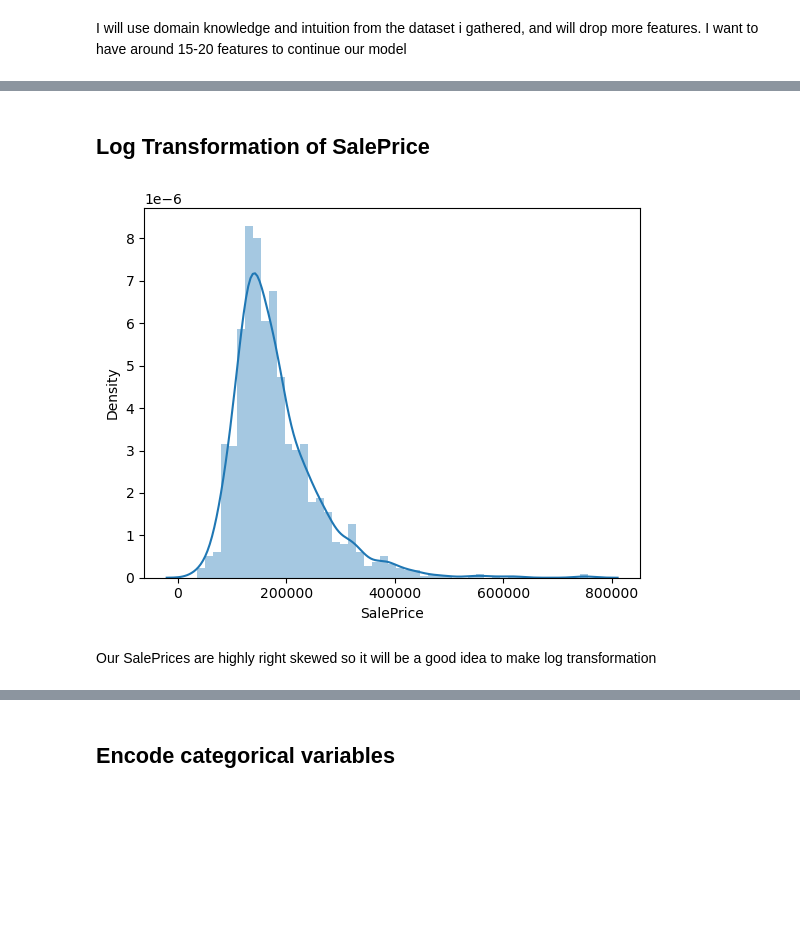
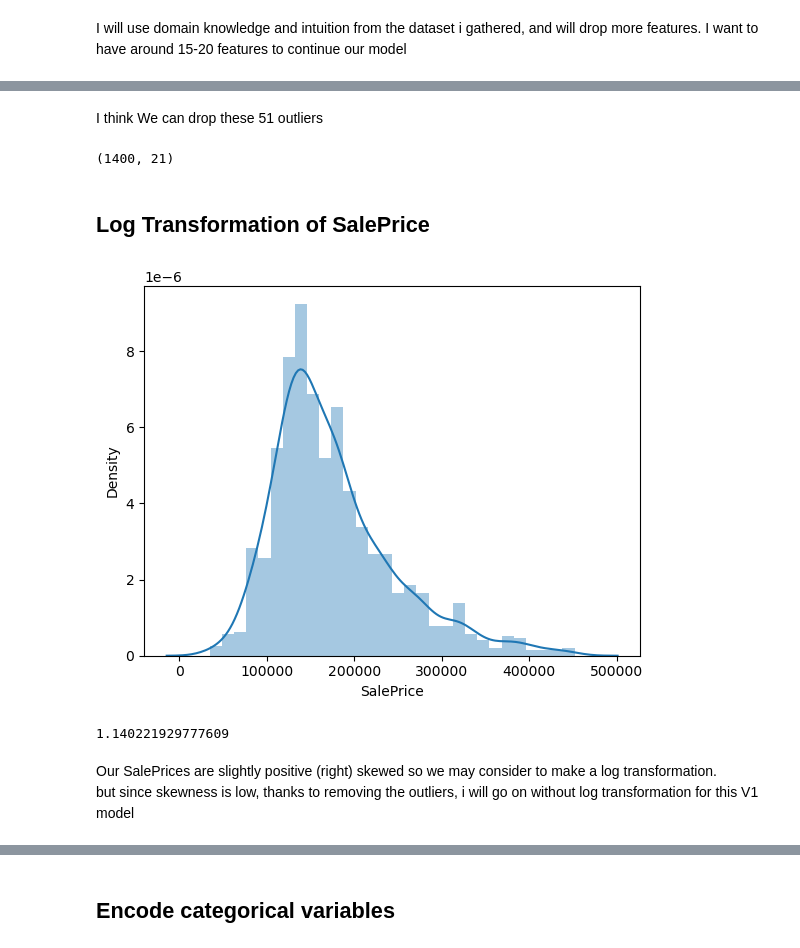
Before and after one commit to fatih-ml/House-price-prediction-ensemble-models-feature-engineering, a Jupyter notebook: housing_price_model.ipynb, the cells around one changed output, grey strips where cells are left out. Drawn from its saved outputs; the diff is of its cells as text; code cells hidden in the pictures; blank space fills up the shorter version.

```diff
--- a/housing_price_model.ipynb
+++ b/housing_price_model.ipynb
@@ -816,2 +789,0 @@ columns_to_drop_v1
-# %%
-df = df_merge.drop(columns=columns_to_drop_v1)
@@ -828,0 +861,5 @@ df.sample(3)
+# %%
+outliers = Outliers(df9, 4)
+# %%
+outliers_df = outliers.detect_outlier_rows()
+print(f"There are total {len(outliers_df)} outliers out of {len(df9)} data")
@@ -829,8 +898,20 @@ df.sample(3)
+# %% [markdown]
+I think We can drop these 51 outliers
+# %%
+df10 = df9.drop(axis=0, index=outliers_df.index)
+df10.shape
+# %% [output]
+(1400, 21)
 # %% [markdown]
 ## Log Transformation of SalePrice
 # %%
-sns.distplot(df['SalePrice']);
+sns.distplot(df10['SalePrice']);
 # %% [output]
-[figure, old version]
+[figure, new version]
+# %%
+df10['SalePrice'].skew()
+# %% [output]
+1.140221929777609
 # %% [markdown]
-Our SalePrices are highly right skewed so it will be a good idea to make log transformation
+Our SalePrices are slightly positive (right) skewed so we may consider to make a log transformation.
+but since skewness is low, thanks to removing the outliers, i will go on without log transformation for this V1 model
```
Also changed, not shown: parts of 38 cells of this notebook.
